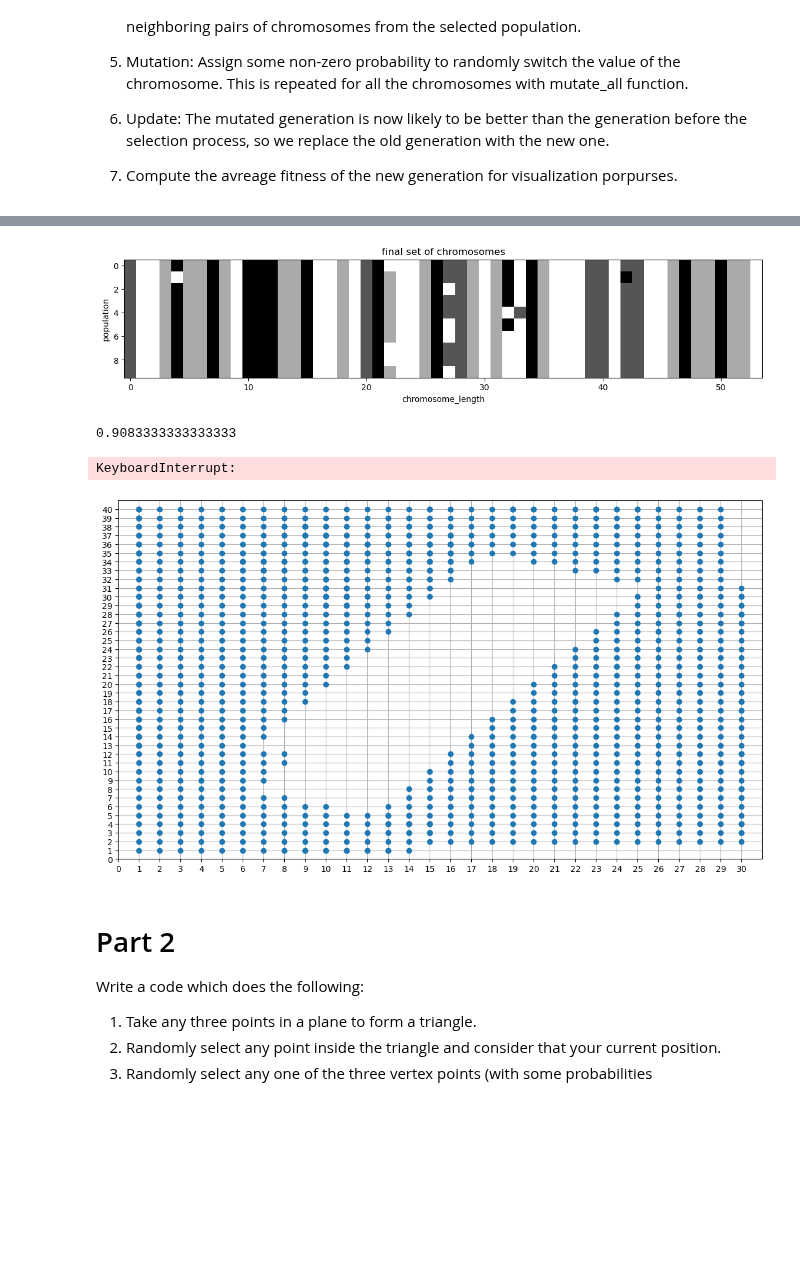
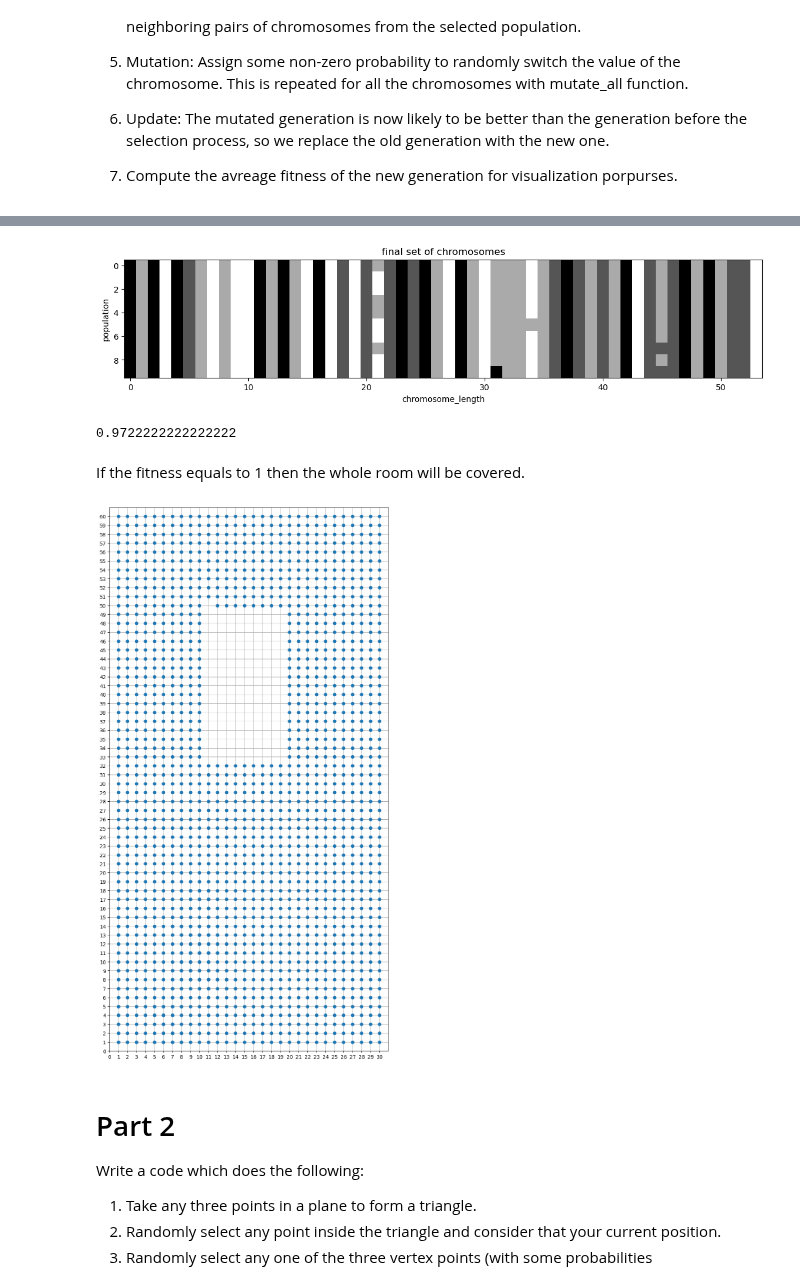
Before and after one commit to SunAndClouds/ComplexSystems, a Jupyter notebook: Lab5.ipynb, the cells around one changed output, grey strips where cells are left out. Cells and saved outputs as stored; diff of their text form; code cells hidden in the pictures; blank space fills up the shorter version.

```diff
--- a/Lab5.ipynb
+++ b/Lab5.ipynb
@@ -139,7 +139,7 @@ The overall structure of the GA is gives as follows:
 # %%
 # Initialize population
 N = 10
-Nx, Ny = 30, 40
+Nx, Ny = 30, 60
 room = np.zeros([Nx, Ny])
 chromosome_length = 54
 population = np.random.randint(0, 4, (N, chromosome_length))
@@ -216,7 +216,7 @@ def mutate_all(children):
 
 
 fitness_history = []
-for generation in tqdm(range(100)):  # number of generations
+for generation in tqdm(range(200)):  # number of generations
     # Selection
     selected = selection(population)
 
@@ -246,7 +246,7 @@ plt.imshow(population)
 plt.ylabel("population"), plt.xlabel("chromosome_length")
 plt.show()
 # %% [output]
-[figure, old version]
+[figure, new version]
 # %%
 best_fitness = []
 for i in range(N):
@@ -256,36 +256,37 @@ for i in range(N):
 best_chromosome = population[np.argmax(best_fitness)] # the chromosome with the best fitness among the 100 at the final generation
 print(max(best_fitness))
 # %% [output]
-0.9083333333333333
+0.9722222222222222
+# %% [markdown]
+If the fitness equals to 1 then the whole room will be covered.
 # %%
 x, y = np.c_[painter_play(best_chromosome, room)[1:]].T
 
-fig, ax = plt.subplots()
+fig, ax = plt.subplots(figsize=np.array((Nx, Ny))/3)
 
 # Set the scale of x and y axis
 ax.set_xlim([0, Nx+1])
 ax.set_ylim([0, Ny+1])
 ax.set_xticks(range(0, Nx+1))
 ax.set_yticks(range(0, Ny+1))
 ax.grid(True)
 
 # The particle's path is represented by a line object in the plot
 line, = ax.plot(x[0], y[0], 'o')
 
 # Animation update function
 def update(num, x, y, line):
     line.set_data(x[:num], y[:num])
     line.axes.figure.canvas.draw()
     return line,
 
 # Create the animation
 ani = FuncAnimation(fig, update, len(x),
                     fargs=[x, y, line],
                     interval=25, blit=True)
 ani.save("painter_movie.gif", writer="pillow")
 # %% [output]
-KeyboardInterrupt:
-[figure, old version]
+[figure, new version]
 # %% [markdown]
 # Part 2
 Write a code which does the following:
```
Also changed, not shown: parts of 5 cells of this notebook.
